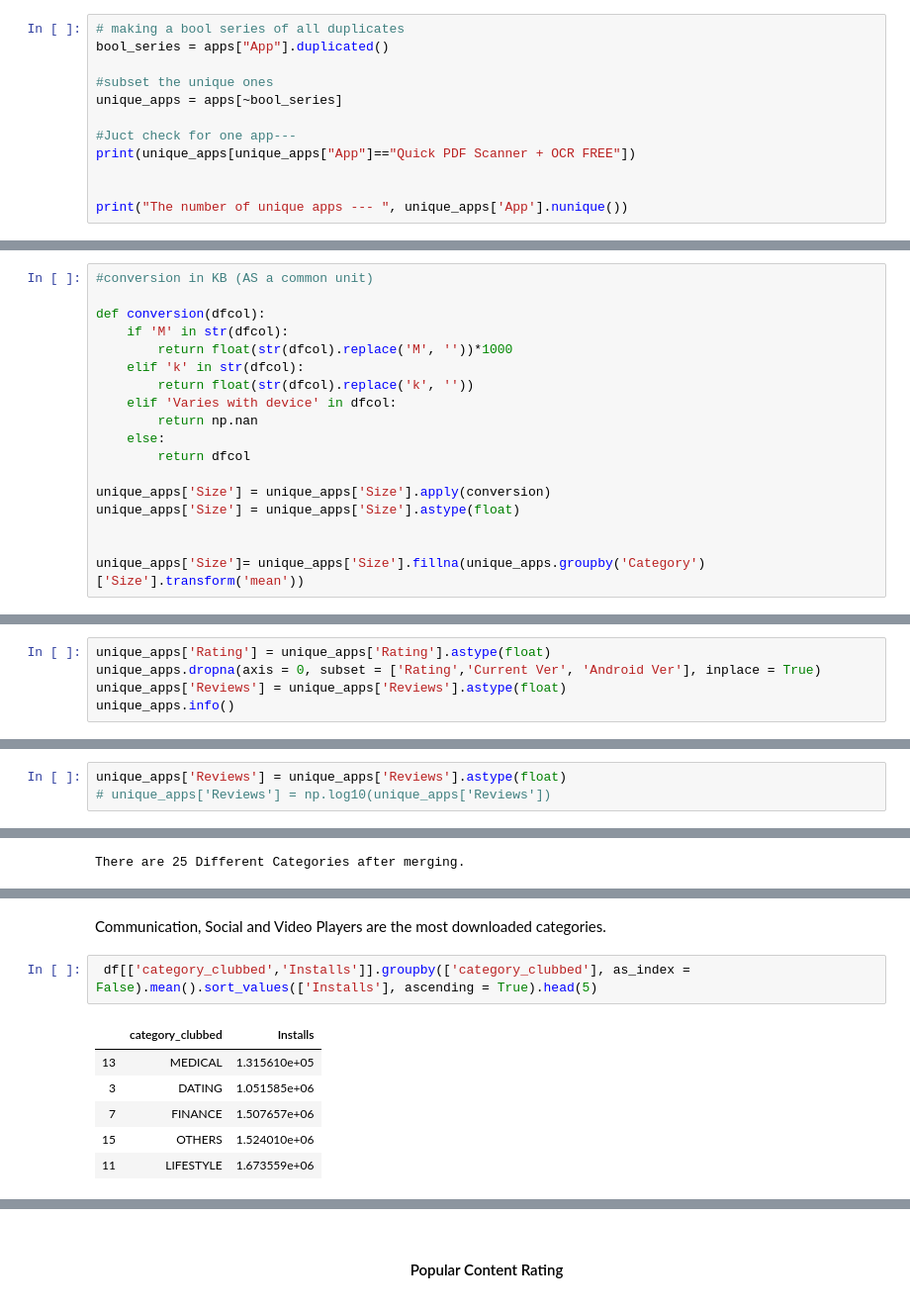
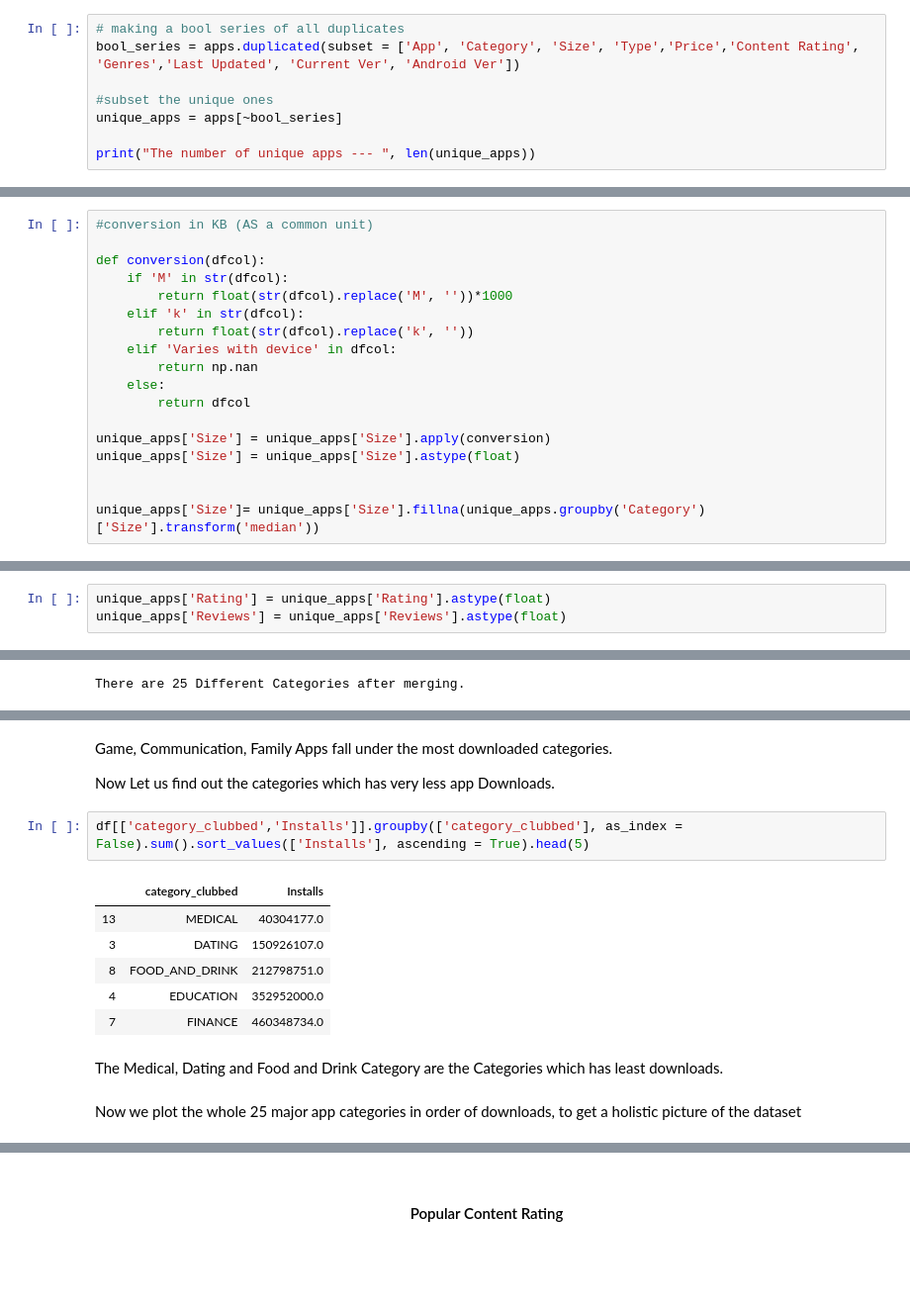
Before and after one commit to satarupa5/GooglePlayStore, a Jupyter notebook: EDA_Final.ipynb, the cells around one changed output, grey strips where cells are left out. Shown at 99% size. Cells and saved outputs as stored; diff of their text form; blank space fills up the shorter version.

```diff
--- a/EDA_Final.ipynb
+++ b/EDA_Final.ipynb
@@ -121,14 +105,10 @@ The same app appears more than once in the data.We will get rid of those duplica
 <h1 style="text-align:Center;font-size:100%;;">Retaining unique instance of each app</h1>
 # %%
 # making a bool series of all duplicates
-bool_series = apps["App"].duplicated()
+bool_series = apps.duplicated(subset = ['App', 'Category', 'Size', 'Type','Price','Content Rating', 'Genres','Last Updated', 'Current Ver', 'Android Ver'])
 
 #subset the unique ones
 unique_apps = apps[~bool_series]
 
-#Juct check for one app---
-print(unique_apps[unique_apps["App"]=="Quick PDF Scanner + OCR FREE"])
-
-
-print("The number of unique apps --- ", unique_apps['App'].nunique())
+print("The number of unique apps --- ", len(unique_apps))
 # %% [output]
@@ -185,4 +162,4 @@ unique_apps['Size'] = unique_apps['Size'].apply(conversion)
 unique_apps['Size'] = unique_apps['Size'].astype(float)
 
 
-unique_apps['Size']= unique_apps['Size'].fillna(unique_apps.groupby('Category')['Size'].transform('mean'))
+unique_apps['Size']= unique_apps['Size'].fillna(unique_apps.groupby('Category')['Size'].transform('median'))
@@ -267,5 +223,3 @@ Let us delete the rows as, there are just two instances for the same.
 # %%
 unique_apps['Rating'] = unique_apps['Rating'].astype(float)
-unique_apps.dropna(axis = 0, subset = ['Rating','Current Ver', 'Android Ver'], inplace = True)
 unique_apps['Reviews'] = unique_apps['Reviews'].astype(float)
-unique_apps.info()
@@ -293,3 +225,0 @@ memory usage: 895.9+ KB
-# %%
-unique_apps['Reviews'] = unique_apps['Reviews'].astype(float)
-# unique_apps['Reviews'] = np.log10(unique_apps['Reviews'])
@@ -363,12 +311,18 @@ df_top_cat
-# %% [markdown]
-Communication, Social and Video Players are the most downloaded categories.
+# %% [markdown]
+Game, Communication, Family Apps fall under the most downloaded categories.
+
+Now Let us find out the categories which has very less app Downloads.
 # %%
- df[['category_clubbed','Installs']].groupby(['category_clubbed'], as_index = False).mean().sort_values(['Installs'], ascending = True).head(5)
+df[['category_clubbed','Installs']].groupby(['category_clubbed'], as_index = False).sum().sort_values(['Installs'], ascending = True).head(5)
 # %% [output]
 |  | category_clubbed | Installs |
-| 13 | MEDICAL | 1.315610e+05 |
-| 3 | DATING | 1.051585e+06 |
-| 7 | FINANCE | 1.507657e+06 |
-| 15 | OTHERS | 1.524010e+06 |
-| 11 | LIFESTYLE | 1.673559e+06 |
+| 13 | MEDICAL | 40304177.0 |
+| 3 | DATING | 150926107.0 |
+| 8 | FOOD_AND_DRINK | 212798751.0 |
+| 4 | EDUCATION | 352952000.0 |
+| 7 | FINANCE | 460348734.0 |
+# %% [markdown]
+The Medical, Dating and Food and Drink Category are the Categories which has least downloads.
+# %% [markdown]
+Now we plot the whole 25 major app categories in order of downloads, to get a holistic picture of the dataset
 # %%
```
Also changed, not shown: parts of 142 cells of this notebook.
